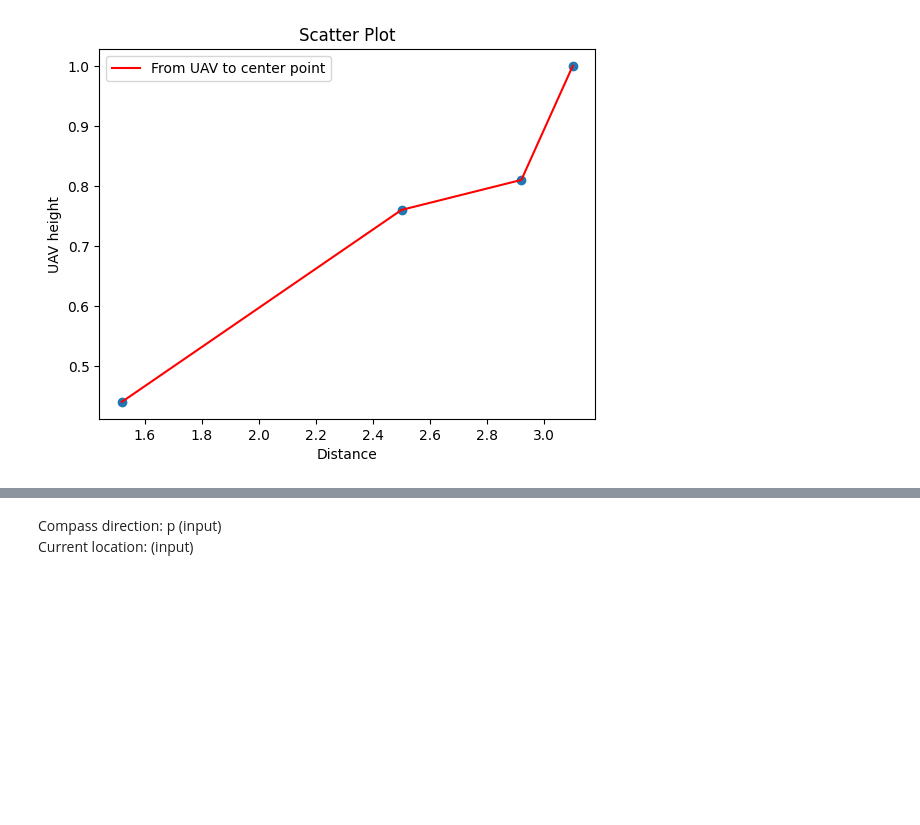
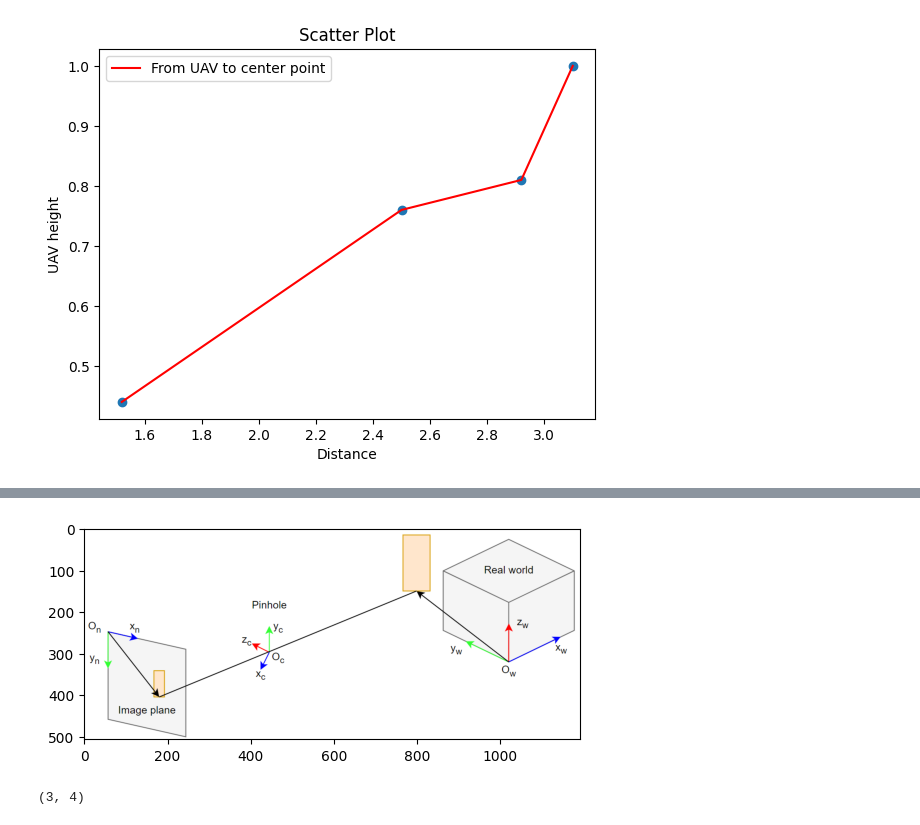
Before and after one commit to nhchung11/Distance-estimation-based-on-one-camera, a Jupyter notebook: Distance.ipynb, the cells around one changed output, grey strips where cells are left out. Drawn from its saved outputs; the diff is of its cells as text; code cells hidden in the pictures; blank space fills up the shorter version.

Commit message:
add new image

```diff
--- a/Distance.ipynb
+++ b/Distance.ipynb
@@ -176,6 +188,14 @@ plt.show()
-# %% [markdown]
-Compass direction: p (input)<br>
-Current location: (input)<br>
+# %%
+visualize_img3 = cv2.imread(r'D:\python\Distance_measurement\visualize3.png')
+# Display the image
+plt.imshow(cv2.cvtColor(visualize_img3, cv2.COLOR_BGR2RGB))
+plt.show()
+# %% [output]
+[figure, added]
+# %%
+print(M_int.shape)
+# %% [output]
+(3, 4)
 # %%
 m = folium.Map(location=[UAV_lat, UAV_lon], zoom_start=30)
 folium.Marker(location=[UAV_lat, UAV_lon], popup='UAV').add_to(m)
```
Also changed, not shown: parts of 4 cells of this notebook, 3 other files.
